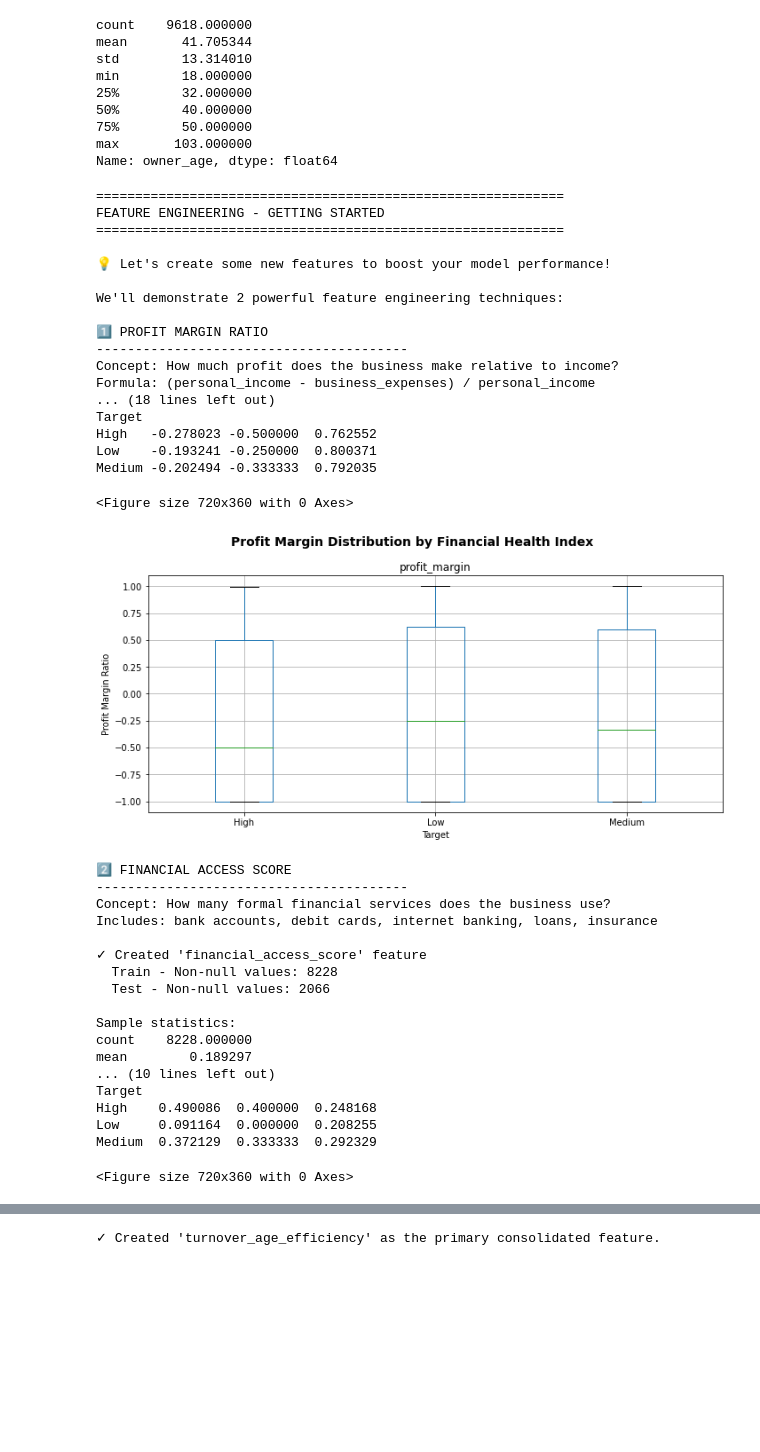
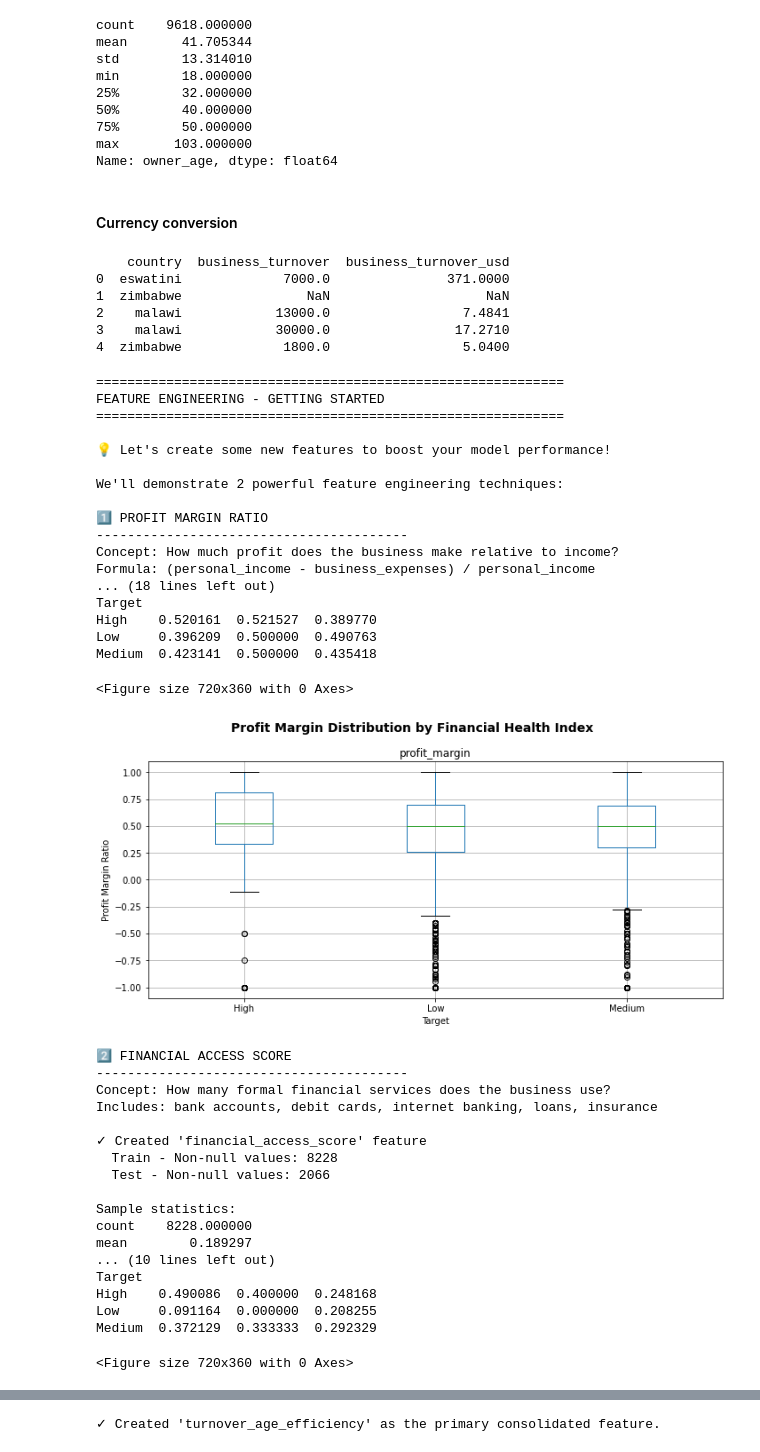
Before and after one commit to Victoria-ui227/financial_health_predictionChallenge, a Jupyter notebook: notebook2.ipynb, the cells around one changed output, grey strips where cells are left out. Drawn from its saved outputs; the diff is of its cells as text; code cells hidden in the pictures; blank space fills up the shorter version.

```diff
--- a/notebook2.ipynb
+++ b/notebook2.ipynb
@@ -99,6 +99,40 @@ min        18.000000
 75%        50.000000
 max       103.000000
 Name: owner_age, dtype: float64
+# %% [markdown]
+#### Currency conversion
+# %%
+# 1. Define the exchange rates based on current market context
+exchange_rates = {
+    "malawi": 0.0005757,     # MWK -> USD
+    "lesotho": 0.053,        # LSL -> USD
+    "eswatini": 0.053,       # SZL -> USD (pegged to ZAR)
+    "zimbabwe": 0.0028       # ZWL -> USD (using an estimate)
+}
+
+financial_cols = [
+    "business_turnover",
+    "business_expenses",
+    "personal_income"
+]
+
+# 2. Apply conversion to Train and Test
+# We lowercase the country column to ensure it matches the dictionary keys
+for df in [train_data, test_data]:
+    for col in financial_cols:
+        df[f"{col}_usd"] = (
+            df[col] * df["country"].str.lower().map(exchange_rates)
+        )
+
+# 3. Check the results
+print(train_data[['country', 'business_turnover', 'business_turnover_usd']].head())
+# %% [output]
+    country  business_turnover  business_turnover_usd
+0  eswatini             7000.0               371.0000
+1  zimbabwe                NaN                    NaN
+2    malawi            13000.0                 7.4841
+3    malawi            30000.0                17.2710
+4  zimbabwe             1800.0                 5.0400
 # %%
 # ========================================
 # 12. FEATURE ENGINEERING
@@ -132,12 +166,12 @@ def create_profit_margin(df):
     profit_margin = []
 
     for idx, row in df.iterrows():
-        income = row.get('personal_income', np.nan)
+        turnover = row.get('business_turnover', np.nan)
         expenses = row.get('business_expenses', np.nan)
 
         # Check if both values exist and income is not zero
-        if pd.notna(income) and pd.notna(expenses) and income != 0:
-            margin = (income - expenses) / income
+        if pd.notna(turnover) and pd.notna(expenses) and turnover != 0:
+            margin = (turnover - expenses) / turnover
             # Cap extreme values
             margin = max(-1, min(margin, 1))  # Keep between -1 and 1
         else:
@@ -273,37 +307,37 @@ print("\n📝 NEXT STEPS:")
 print("   1. Add these features to your modeling pipeline")
 print("   2. Check feature importance after training")
 print("   3. Create more domain-specific features")
 print("   4. Test interaction features between variables")
 print("   5. Experiment with polynomial features for numerical data")
 
 print("\n🎯 Remember: Good features can make a bigger difference than complex models!")
 
 # Save engineered datasets (optional)
 print("\n💾 Your engineered dataframes are ready:")
 print(f"   • train_fe: {train_fe.shape}")
 print(f"   • test_fe: {test_fe.shape}")
 
 print("\n" + "=" * 60)
 # %% [output]
 ============================================================
 FEATURE ENGINEERING - GETTING STARTED
 ============================================================
 
 💡 Let's create some new features to boost your model performance!
 
 We'll demonstrate 2 powerful feature engineering techniques:
 
 1️⃣ PROFIT MARGIN RATIO
 ----------------------------------------
 Concept: How much profit does the business make relative to income?
 Formula: (personal_income - business_expenses) / personal_income
 ... (18 lines left out)
 Target
-High   -0.278023 -0.500000  0.762552
-Low    -0.193241 -0.250000  0.800371
-Medium -0.202494 -0.333333  0.792035
+High    0.520161  0.521527  0.389770
+Low     0.396209  0.500000  0.490763
+Medium  0.423141  0.500000  0.435418
 <Figure size 720x360 with 0 Axes>
-[figure, old version]
+[figure, new version]
 2️⃣ FINANCIAL ACCESS SCORE
 ----------------------------------------
 Concept: How many formal financial services does the business use?
```
Also changed, not shown: parts of 11 cells of this notebook.
